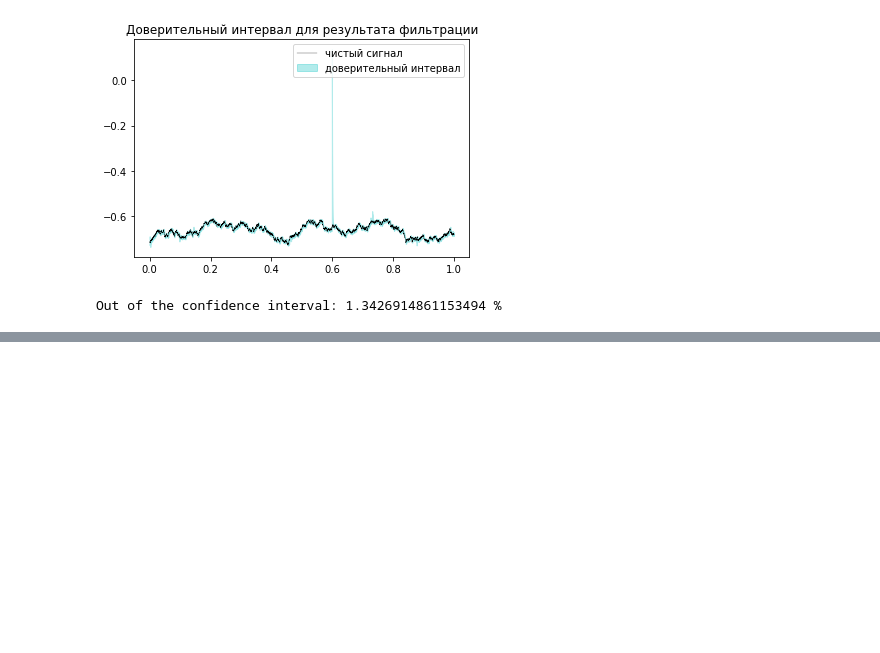
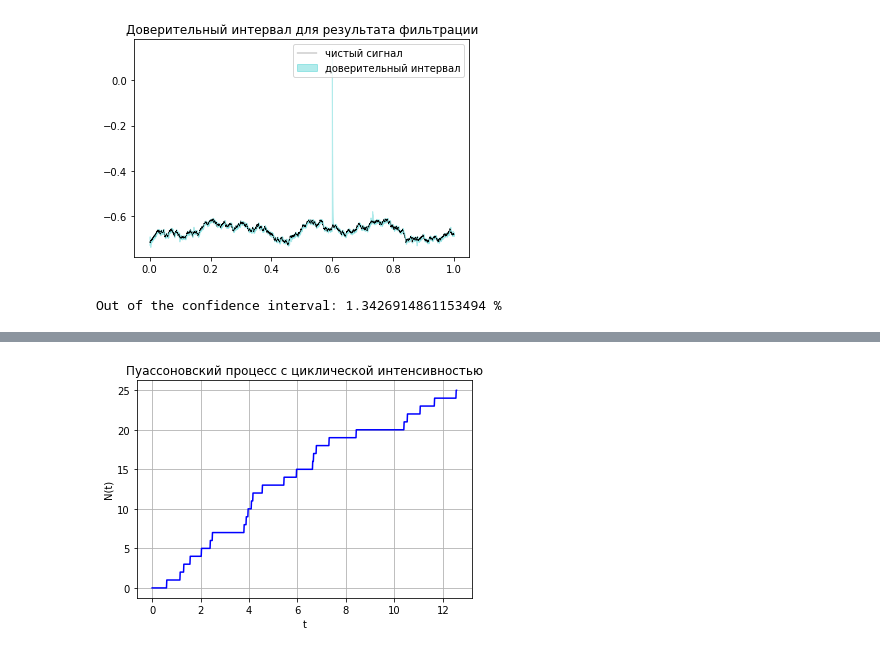
Before and after one commit to MrG1raffe/Stochastic_prac, a Jupyter notebook: StochAn_pt2.ipynb, the cells around one changed output, grey strips where cells are left out. Saved outputs shown, nothing was run; the diff lists cells and outputs as text; code cells hidden in the pictures; blank space fills up the shorter version.

```diff
--- a/StochAn_pt2.ipynb
+++ b/StochAn_pt2.ipynb
@@ -775,0 +883,21 @@ Out of the confidence interval: 1.3426914861153494 %
+# %%
+def nonhom_pois_proc(T, lam, lam_maj=2): # returns points of nonhomogeneous poisson process with intensity lam
+    n = np.random.poisson(lam_maj * T)
+    t = np.sort(np.random.rand(n) * T)
+    idx = np.random.rand(n) < lam(t) / lam_maj
+    return t[idx]
+# %%
+T = 4 * np.pi
+lam = 10
+lamb = lambda t : lam * (1 + np.cos(t))
+tt = np.linspace(0, T, 1000)
+N, t, s, x = simulate_queue(tt, T, lamb, nonhom_pois_proc)
+# %%
+plt.plot(tt, pois_proc_fun(tt, t), 'b')
+plt.grid()
+plt.title('Пуассоновский процесс с циклической интенсивностью')
+plt.xlabel('t')
+plt.ylabel('N(t)')
+plt.show()
+# %% [output]
+[figure, added]
```
Also changed, not shown: parts of 23 cells of this notebook.
